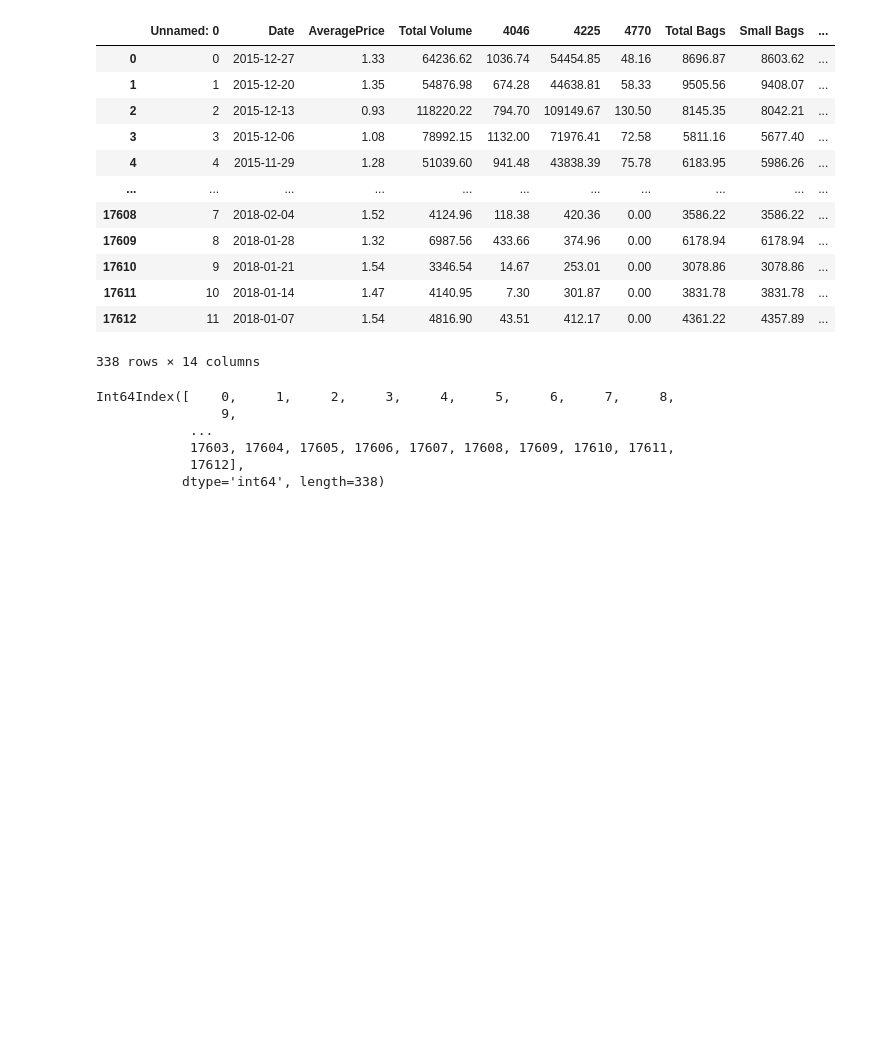
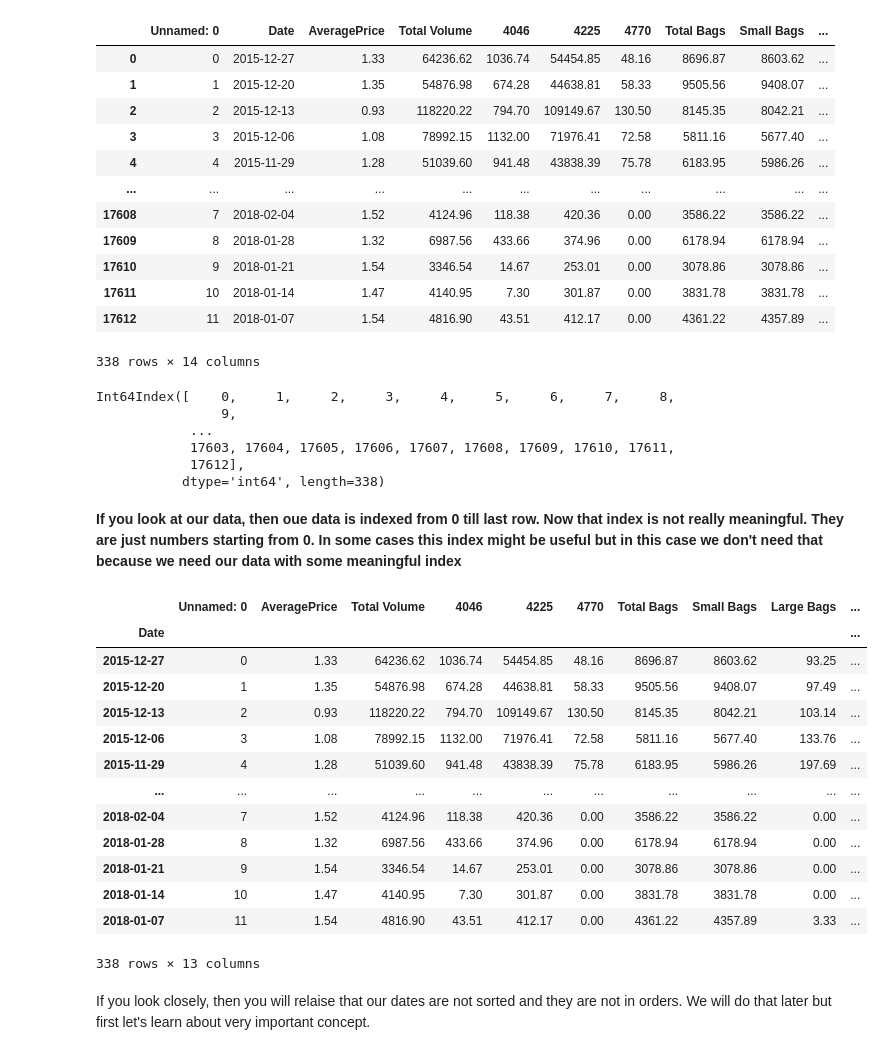
Before and after one commit to SiddheshDaphane/Avocado_price_data_analysis, a Jupyter notebook: Avocado_price.ipynb, the cells around one changed output. Drawn from its saved outputs; the diff is of its cells as text; code cells hidden in the pictures; blank space fills up the shorter version.

Commit message:
Avocado Price Data Analysis

```diff
--- a/Avocado_price.ipynb
+++ b/Avocado_price.ipynb
@@ -131,3 +131,25 @@ Int64Index([    0,     1,     2,     3,     4,     5,     6,     7,     8,
             17603, 17604, 17605, 17606, 17607, 17608, 17609, 17610, 17611,
             17612],
            dtype='int64', length=338)
+# %% [markdown]
+**If you look at our data, then oue data is indexed from 0 till last row. Now that index is not really meaningful. They are just numbers starting from 0. In some cases this index might be useful but in this case we don't need that because we need our data with some meaningful index**
+# %%
+# let's set "date" column as new index
+albany_df.set_index("Date")
+# %% [output]
+|  | Unnamed: 0 | AveragePrice | Total Volume | 4046 | 4225 | 4770 | Total Bags | Small Bags | Large Bags | ... |
+| Date |  |  |  |  |  |  |  |  |  | ... |
+| 2015-12-27 | 0 | 1.33 | 64236.62 | 1036.74 | 54454.85 | 48.16 | 8696.87 | 8603.62 | 93.25 | ... |
+| 2015-12-20 | 1 | 1.35 | 54876.98 | 674.28 | 44638.81 | 58.33 | 9505.56 | 9408.07 | 97.49 | ... |
+| 2015-12-13 | 2 | 0.93 | 118220.22 | 794.70 | 109149.67 | 130.50 | 8145.35 | 8042.21 | 103.14 | ... |
+| 2015-12-06 | 3 | 1.08 | 78992.15 | 1132.00 | 71976.41 | 72.58 | 5811.16 | 5677.40 | 133.76 | ... |
+| 2015-11-29 | 4 | 1.28 | 51039.60 | 941.48 | 43838.39 | 75.78 | 6183.95 | 5986.26 | 197.69 | ... |
+| ... | ... | ... | ... | ... | ... | ... | ... | ... | ... | ... |
+| 2018-02-04 | 7 | 1.52 | 4124.96 | 118.38 | 420.36 | 0.00 | 3586.22 | 3586.22 | 0.00 | ... |
+| 2018-01-28 | 8 | 1.32 | 6987.56 | 433.66 | 374.96 | 0.00 | 6178.94 | 6178.94 | 0.00 | ... |
+| 2018-01-21 | 9 | 1.54 | 3346.54 | 14.67 | 253.01 | 0.00 | 3078.86 | 3078.86 | 0.00 | ... |
+| 2018-01-14 | 10 | 1.47 | 4140.95 | 7.30 | 301.87 | 0.00 | 3831.78 | 3831.78 | 0.00 | ... |
+| 2018-01-07 | 11 | 1.54 | 4816.90 | 43.51 | 412.17 | 0.00 | 4361.22 | 4357.89 | 3.33 | ... |
+338 rows × 13 columns
+# %% [markdown]
+If you look closely, then you will relaise that our dates are not sorted and they are not in orders. We will do that later but first let's learn about very important concept.
```
Also changed, not shown: parts of 7 cells of this notebook.
